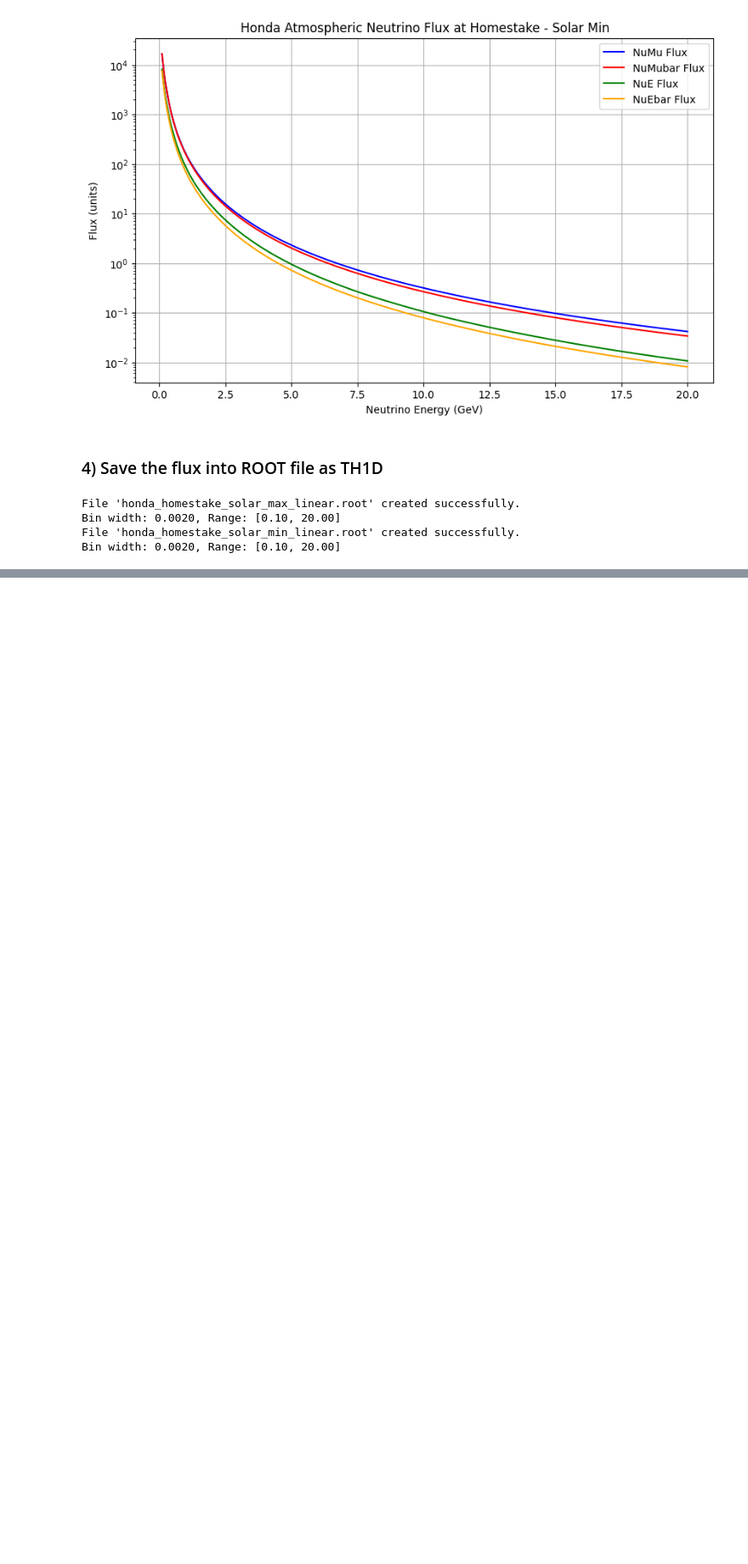
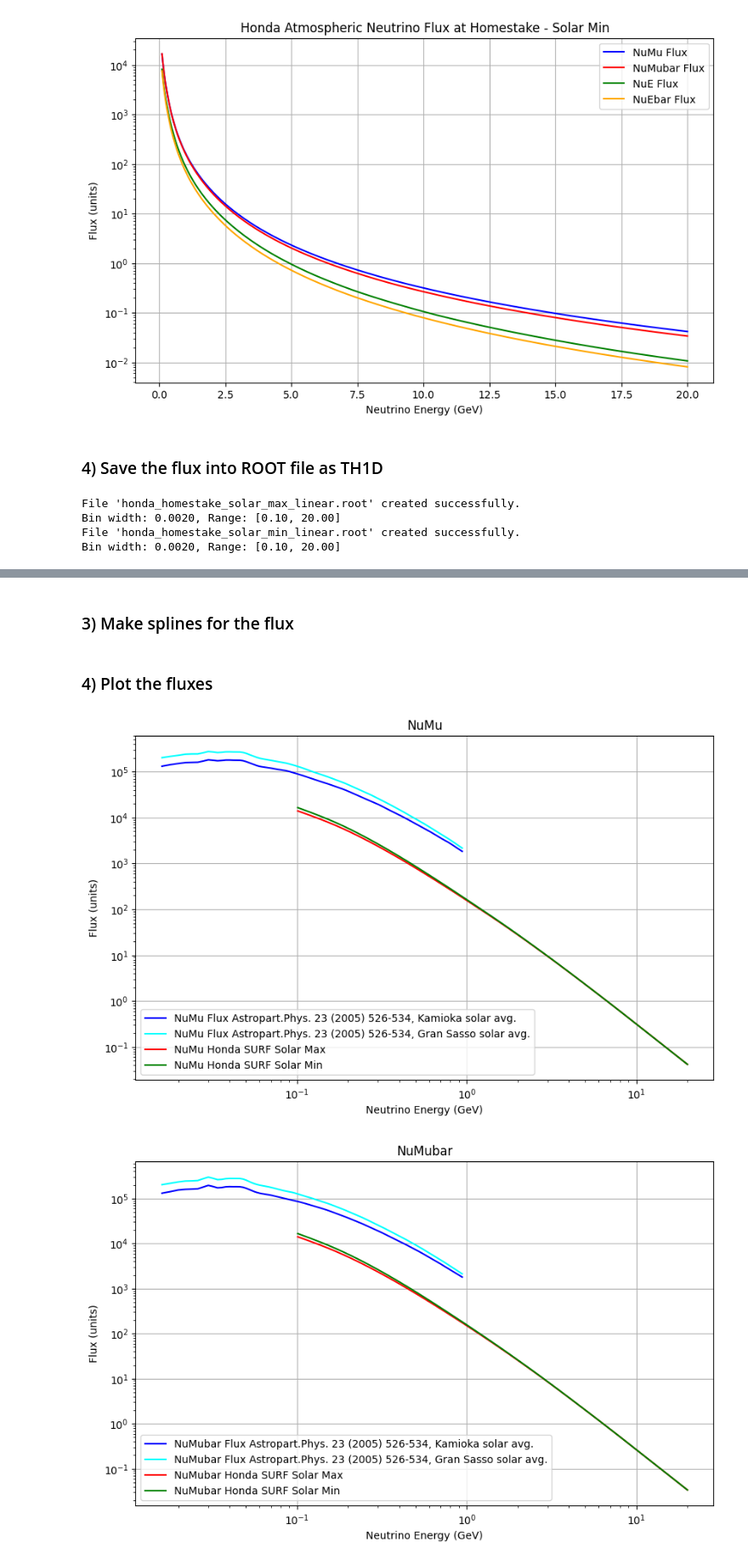
Before and after one commit to sungbinoh/DUNE_atm_flux, a Jupyter notebook: honda_flux_hometake.ipynb, the cells around one changed output, grey strips where cells are left out. Shown at 85% size. Saved outputs shown, nothing was run; the diff lists cells and outputs as text; code cells hidden in the pictures; blank space fills up the shorter version.

Commit message:
adding low E FLUKA flux part

```diff
--- a/honda_flux_hometake.ipynb
+++ b/honda_flux_hometake.ipynb
@@ -217,0 +415,51 @@ Bin width: 0.0020, Range: [0.10, 20.00]
+# %% [markdown]
+### 3) Make splines for the flux
+# %%
+def make_flux_array_lowE(df, colx, coly):
+    spline = CubicSpline(df[colx], df[coly])
+
+    ## make linear space flux arrays from 0.015 GeV to 0.940 GeV
+    N_bins = 462 ## this is for 0.002 GeV bin width
+    Enu_lin = np.linspace(0.015 + (0.940 - 0.015) / (2.*N_bins), 0.940 + (0.940 -0.015) / (2. * N_bins), N_bins + 1) ## shifting by half bin width to get bin center values
+    flux_lin = spline(Enu_lin)
+    return Enu_lin, flux_lin
+# %%
+flux_kamioka_numu = make_flux_array_lowE(kamioka_solar_avg_numu_numubar_df, 'Energy_GeV', 'numu')
+flux_kamioka_numubar = make_flux_array_lowE(kamioka_solar_avg_numu_numubar_df, 'Energy_GeV', 'numubar')
+flux_kamioka_nue = make_flux_array_lowE(kamioka_solar_avg_nue_nuebar_df, 'Energy_GeV', 'nue')
+flux_kamioka_nuebar = make_flux_array_lowE(kamioka_solar_avg_nue_nuebar_df, 'Energy_GeV', 'nuebar')
+
+flux_gransasso_numu = make_flux_array_lowE(gransasso_solar_max_numu_numubar_df, 'Energy_GeV', 'numu')
+flux_gransasso_numubar = make_flux_array_lowE(gransasso_solar_max_numu_numubar_df, 'Energy_GeV', 'numubar')
+flux_gransasso_nue = make_flux_array_lowE(gransasso_solar_max_nue_nuebar_df, 'Energy_GeV', 'nue')
+flux_gransasso_nuebar = make_flux_array_lowE(gransasso_solar_max_nue_nuebar_df, 'Energy_GeV', 'nuebar')
+# %% [markdown]
+### 4) Plot the fluxes
+# %%
+def plot_lowE_and_highE(low_E1, lowE2, high_E_solar_max_E, high_E_solar_max_flux, high_E_solar_min_E, high_E_solar_min_flux, flavor, lowE_det1="Kamioka", lowE_det2="Gran Sasso"):
+    Enu_low1, flux_low1 = low_E1
+    Enu_low2, flux_low2 = lowE2
+    Enu_high_max, flux_high_max = high_E_solar_max_E, high_E_solar_max_flux
+    Enu_high_min, flux_high_min = high_E_solar_min_E, high_E_solar_min_flux
+    plt.figure(figsize=(10, 6))
+    plt.plot(Enu_low1, flux_low1, label=f'{flavor} Flux Astropart.Phys. 23 (2005) 526-534, {lowE_det1} solar avg.', color='blue')
+    plt.plot(Enu_low2, flux_low2, label=f'{flavor} Flux Astropart.Phys. 23 (2005) 526-534, {lowE_det2} solar avg.', color='cyan')
+    plt.plot(Enu_high_max, flux_high_max, label=f'{flavor} Honda SURF Solar Max', color='red')
+    plt.plot(Enu_high_min, flux_high_min, label=f'{flavor} Honda SURF Solar Min', color='green')
+
+    plt.xscale('log')
+    plt.yscale('log')
+    plt.xlabel('Neutrino Energy (GeV)')
+    plt.ylabel('Flux (units)')
+    plt.title(f'{flavor}')
+    plt.legend()
+    plt.grid(True)
+    plt.show()
+# %%
+plot_lowE_and_highE(flux_kamioka_numu, flux_gransasso_numu, flux_arr_solar_max[0], flux_arr_solar_max[1], flux_arr_solar_min[0], flux_arr_solar_min[1], 'NuMu', 'Kamioka', 'Gran Sasso')
+plot_lowE_and_highE(flux_kamioka_numubar, flux_gransasso_numubar, flux_arr_solar_max[0], flux_arr_solar_max[2], flux_arr_solar_min[0], flux_arr_solar_min[2], 'NuMubar', 'Kamioka', 'Gran Sasso')
+plot_lowE_and_highE(flux_kamioka_nue, flux_gransasso_nue, flux_arr_solar_max[0], flux_arr_solar_max[3], flux_arr_solar_min[0], flux_arr_solar_min[3], 'NuE', 'Kamioka', 'Gran Sasso')
+plot_lowE_and_highE(flux_kamioka_nuebar, flux_gransasso_nuebar, flux_arr_solar_max[0], flux_arr_solar_max[4], flux_arr_solar_min[0], flux_arr_solar_min[4], 'NuEbar', 'Kamioka', 'Gran Sasso')
+# %% [output]
+[figure, added]
+[figure, added]
```
Also changed, not shown: parts of 13 cells of this notebook.
